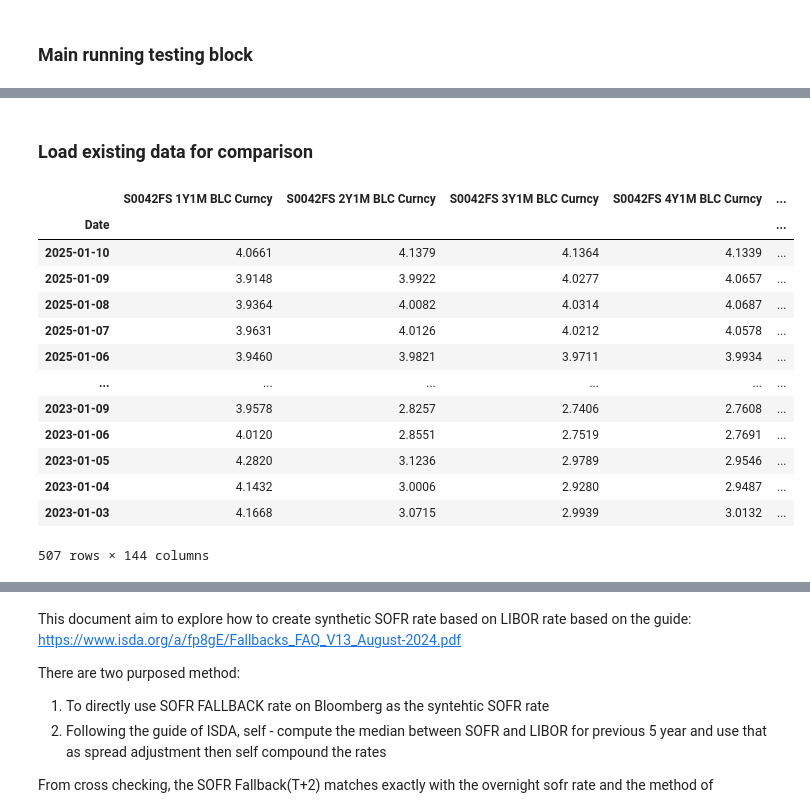
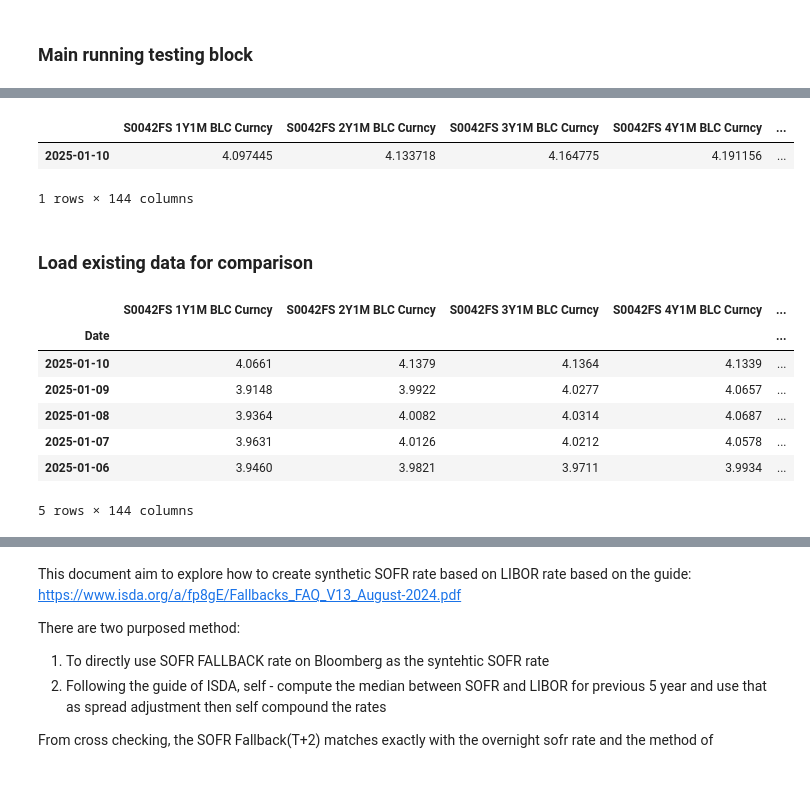
Before and after one commit to ekopen/VolGAN, a Jupyter notebook: sofr_libor_conversion.ipynb, the cells around one changed output, grey strips where cells are left out. Cells and saved outputs as stored; diff of their text form; code cells hidden in the pictures; blank space fills up the shorter version.

```diff
--- a/sofr_libor_conversion.ipynb
+++ b/sofr_libor_conversion.ipynb
@@ -13,10 +15,9 @@ from scipy.interpolate import interp1d
 ### Constructing combined dataframe
 For different tenor's corresponding swap rate
 # %%
-swapLiborRateDataFilePath = "data/swapLiborRate_raw.xlsx"
-swapSofrRateFilePath = "data/swapSofrRate_raw.xlsx"
-# swapLiborRateDataFilePath = "swapLiborRate_raw.xlsx"
-# swapSofrRateFilePath = "swapSofrRate_raw.xlsx"
+dataDir = 'data/'
+swapLiborRateDataFilePath = dataDir+"swapLiborRate_raw.xlsx"
+swapSofrRateFilePath = dataDir+"swapSofrRate_raw.xlsx"
 # %%
 def combineDf(tenors, swapRateDataFilePath,bloombergPrefix):
     combinedDf = None
@@ -215,25 +240,26 @@ forward_swap_rate.head()
+# %%
+forward_swap_rate[forward_swap_rate.index=='2025-01-10']
+# %% [output]
+|  | S0042FS 1Y1M BLC Curncy | S0042FS 2Y1M BLC Curncy | S0042FS 3Y1M BLC Curncy | S0042FS 4Y1M BLC Curncy | ... |
+| 2025-01-10 | 4.097445 | 4.133718 | 4.164775 | 4.191156 | ... |
+1 rows × 144 columns
 # %% [markdown]
 ### Load existing data for comparison
 # %%
-realSofrForwardFilePath = 'data/forward_sofr_swap_full.xlsx'
+# realSofrForwardFilePath = 'data/forward_sofr_swap_full.xlsx'
+realSofrForwardFilePath = dataDir+'forward_sofr_swap_full_NEW.xlsx'
 df = pd.read_excel(realSofrForwardFilePath, skiprows=2, header=0)
 df = df.rename(columns={'Ticker': 'Date'}).set_index('Date')
-df
+df.head()
 # %% [output]
 |  | S0042FS 1Y1M BLC Curncy | S0042FS 2Y1M BLC Curncy | S0042FS 3Y1M BLC Curncy | S0042FS 4Y1M BLC Curncy | ... |
 | Date |  |  |  |  | ... |
 | 2025-01-10 | 4.0661 | 4.1379 | 4.1364 | 4.1339 | ... |
 | 2025-01-09 | 3.9148 | 3.9922 | 4.0277 | 4.0657 | ... |
 | 2025-01-08 | 3.9364 | 4.0082 | 4.0314 | 4.0687 | ... |
 | 2025-01-07 | 3.9631 | 4.0126 | 4.0212 | 4.0578 | ... |
 | 2025-01-06 | 3.9460 | 3.9821 | 3.9711 | 3.9934 | ... |
-| ... | ... | ... | ... | ... | ... |
-| 2023-01-09 | 3.9578 | 2.8257 | 2.7406 | 2.7608 | ... |
-| 2023-01-06 | 4.0120 | 2.8551 | 2.7519 | 2.7691 | ... |
-| 2023-01-05 | 4.2820 | 3.1236 | 2.9789 | 2.9546 | ... |
-| 2023-01-04 | 4.1432 | 3.0006 | 2.9280 | 2.9487 | ... |
-| 2023-01-03 | 4.1668 | 3.0715 | 2.9939 | 3.0132 | ... |
-507 rows × 144 columns
+5 rows × 144 columns
 # %%
 merged_df = df.join(forward_swap_rate, rsuffix="_pred", how='inner')
 
```
Also changed, not shown: parts of 33 cells of this notebook.
